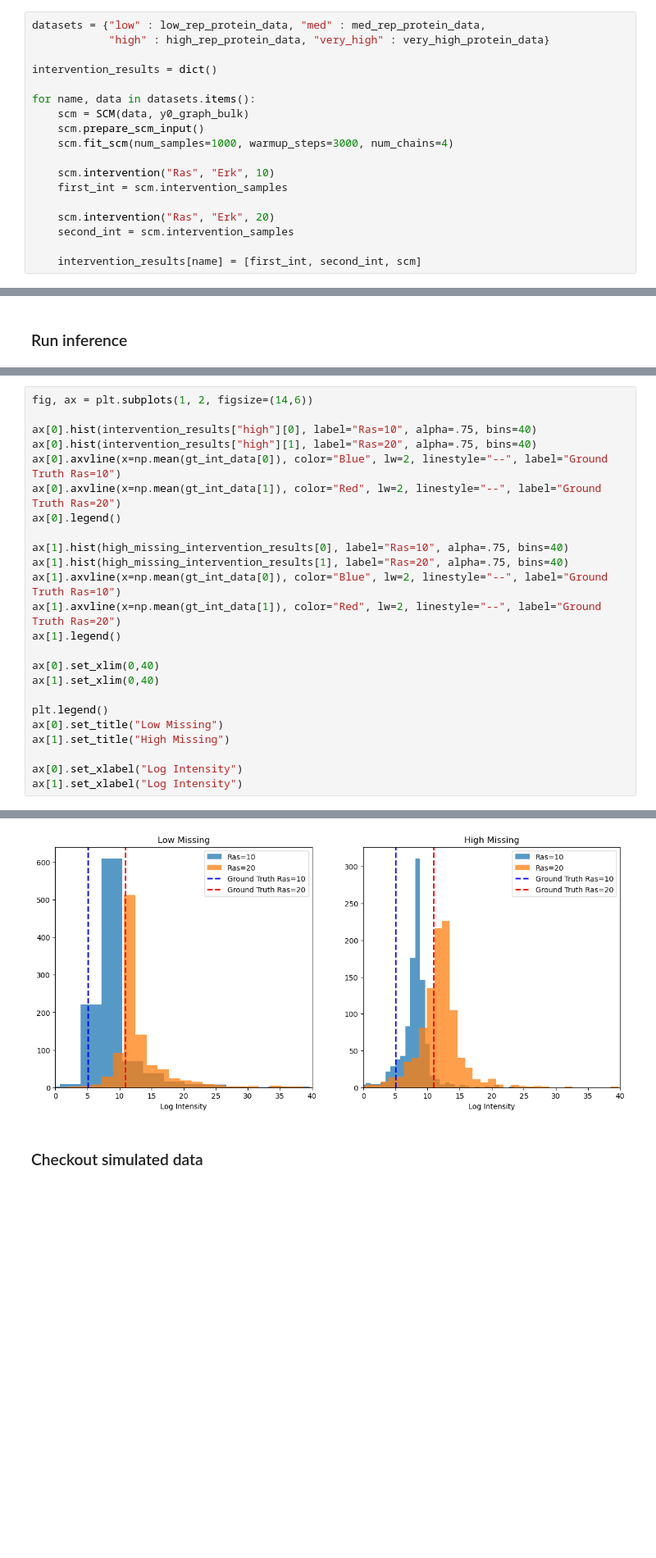
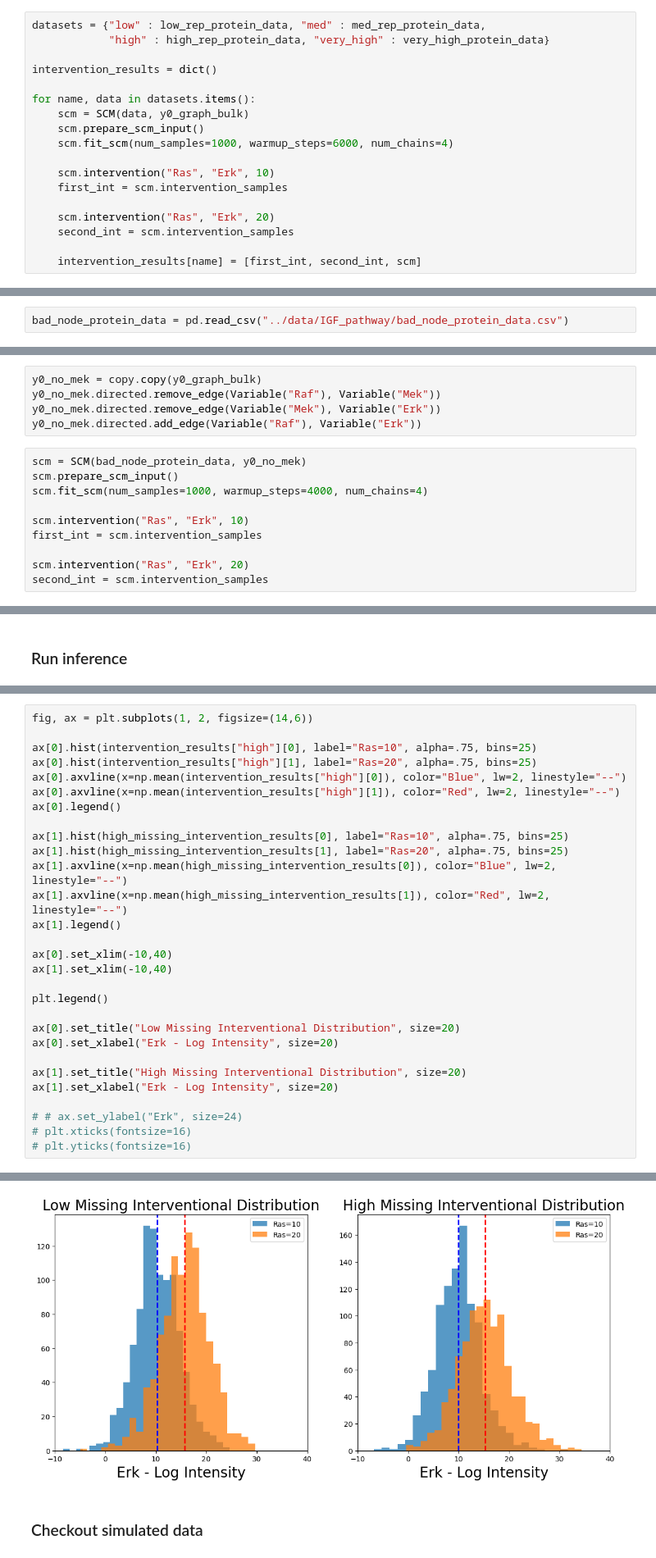
Before and after one commit to devonjkohler/Causomic, a Jupyter notebook: vignettes/IGF_simulation_analysis.ipynb, the cells around one changed output, grey strips where cells are left out. Shown at 82% size. Saved outputs shown, nothing was run; the diff lists cells and outputs as text; blank space fills up the shorter version.

```diff
--- a/vignettes/IGF_simulation_analysis.ipynb
+++ b/vignettes/IGF_simulation_analysis.ipynb
@@ -618,7 +635,7 @@ intervention_results = dict()
 for name, data in datasets.items():
     scm = SCM(data, y0_graph_bulk)
     scm.prepare_scm_input()
-    scm.fit_scm(num_samples=1000, warmup_steps=3000, num_chains=4)
+    scm.fit_scm(num_samples=1000, warmup_steps=6000, num_chains=4)
 
     scm.intervention("Ras", "Erk", 10)
     first_int = scm.intervention_samples
@@ -674,0 +1006,2 @@ Text(0.5, 0, 'Log Intensity')
+# %%
+bad_node_protein_data = pd.read_csv("../data/IGF_pathway/bad_node_protein_data.csv")
@@ -674,0 +1141,15 @@ Text(0.5, 0, 'Log Intensity')
+# %%
+y0_no_mek = copy.copy(y0_graph_bulk)
+y0_no_mek.directed.remove_edge(Variable("Raf"), Variable("Mek"))
+y0_no_mek.directed.remove_edge(Variable("Mek"), Variable("Erk"))
+y0_no_mek.directed.add_edge(Variable("Raf"), Variable("Erk"))
+# %%
+scm = SCM(bad_node_protein_data, y0_no_mek)
+scm.prepare_scm_input()
+scm.fit_scm(num_samples=1000, warmup_steps=4000, num_chains=4)
+
+scm.intervention("Ras", "Erk", 10)
+first_int = scm.intervention_samples
+
+scm.intervention("Ras", "Erk", 20)
+second_int = scm.intervention_samples
@@ -773,25 +1315,30 @@ high_missing_intervention_results = [first_int, second_int]
 # %%
 fig, ax = plt.subplots(1, 2, figsize=(14,6))
 
-ax[0].hist(intervention_results["high"][0], label="Ras=10", alpha=.75, bins=40)
-ax[0].hist(intervention_results["high"][1], label="Ras=20", alpha=.75, bins=40)
-ax[0].axvline(x=np.mean(gt_int_data[0]), color="Blue", lw=2, linestyle="--", label="Ground Truth Ras=10")
-ax[0].axvline(x=np.mean(gt_int_data[1]), color="Red", lw=2, linestyle="--", label="Ground Truth Ras=20")
+ax[0].hist(intervention_results["high"][0], label="Ras=10", alpha=.75, bins=25)
+ax[0].hist(intervention_results["high"][1], label="Ras=20", alpha=.75, bins=25)
+ax[0].axvline(x=np.mean(intervention_results["high"][0]), color="Blue", lw=2, linestyle="--")
+ax[0].axvline(x=np.mean(intervention_results["high"][1]), color="Red", lw=2, linestyle="--")
 ax[0].legend()
 
-ax[1].hist(high_missing_intervention_results[0], label="Ras=10", alpha=.75, bins=40)
-ax[1].hist(high_missing_intervention_results[1], label="Ras=20", alpha=.75, bins=40)
-ax[1].axvline(x=np.mean(gt_int_data[0]), color="Blue", lw=2, linestyle="--", label="Ground Truth Ras=10")
-ax[1].axvline(x=np.mean(gt_int_data[1]), color="Red", lw=2, linestyle="--", label="Ground Truth Ras=20")
+ax[1].hist(high_missing_intervention_results[0], label="Ras=10", alpha=.75, bins=25)
+ax[1].hist(high_missing_intervention_results[1], label="Ras=20", alpha=.75, bins=25)
+ax[1].axvline(x=np.mean(high_missing_intervention_results[0]), color="Blue", lw=2, linestyle="--")
+ax[1].axvline(x=np.mean(high_missing_intervention_results[1]), color="Red", lw=2, linestyle="--")
 ax[1].legend()
 
-ax[0].set_xlim(0,40)
-ax[1].set_xlim(0,40)
+ax[0].set_xlim(-10,40)
+ax[1].set_xlim(-10,40)
 
 plt.legend()
-ax[0].set_title("Low Missing")
-ax[1].set_title("High Missing")
 
-ax[0].set_xlabel("Log Intensity")
-ax[1].set_xlabel("Log Intensity")
+ax[0].set_title("Low Missing Interventional Distribution", size=20)
+ax[0].set_xlabel("Erk - Log Intensity", size=20)
+
+ax[1].set_title("High Missing Interventional Distribution", size=20)
+ax[1].set_xlabel("Erk - Log Intensity", size=20)
+
+# # ax.set_ylabel("Erk", size=24)
+# plt.xticks(fontsize=16)
+# plt.yticks(fontsize=16)
 # %% [output]
@@ -799,3 +1346,3 @@ Text(0.5, 0, 'Log Intensity')
-[figure, old version]
+[figure, new version]
 # %% [markdown]
 ### Checkout simulated data
```
Also changed, not shown: parts of 121 cells of this notebook, 5 other files.
